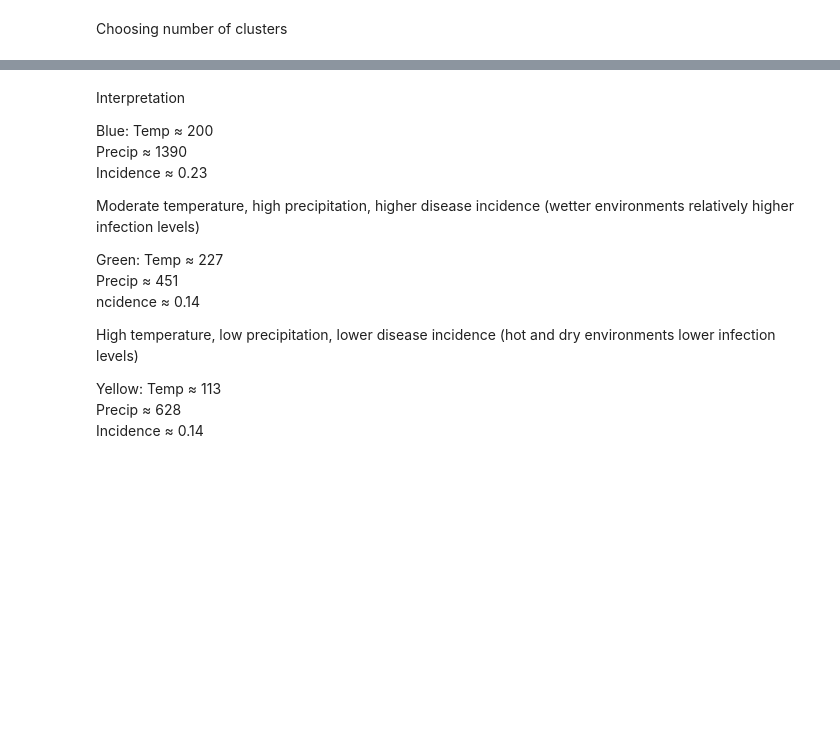
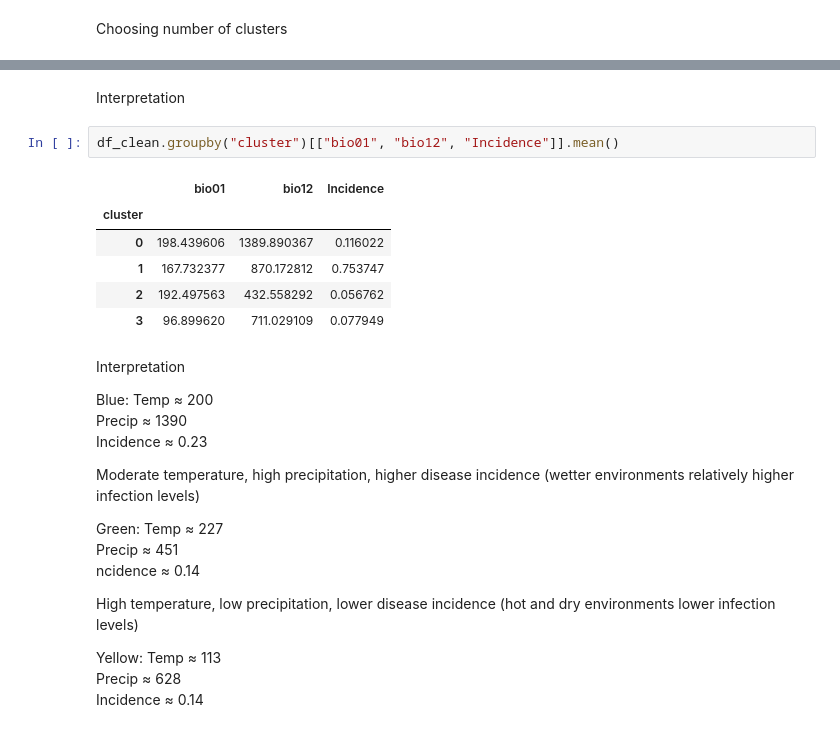
Before and after one commit to ArmanMoshasha/Plant_Disease_Machine_Learning_Modeling, a Jupyter notebook: Dyrad Dataset project1/notebooks/02_modeling.ipynb, the cells around one changed output, grey strips where cells are left out. Saved outputs shown, nothing was run; the diff lists cells and outputs as text; blank space fills up the shorter version.

```diff
--- a/Dyrad Dataset project1/notebooks/02_modeling.ipynb
+++ b/Dyrad Dataset project1/notebooks/02_modeling.ipynb
@@ -223,3 +382,14 @@ plt.show()
+# %% [markdown]
+Interpretation
+# %%
+df_clean.groupby("cluster")[["bio01", "bio12", "Incidence"]].mean()
+# %% [output]
+|  | bio01 | bio12 | Incidence |
+| cluster |  |  |  |
+| 0 | 198.439606 | 1389.890367 | 0.116022 |
+| 1 | 167.732377 | 870.172812 | 0.753747 |
+| 2 | 192.497563 | 432.558292 | 0.056762 |
+| 3 | 96.899620 | 711.029109 | 0.077949 |
 # %% [markdown]
 Interpretation
 
```
Also changed, not shown: parts of 33 cells of this notebook.
